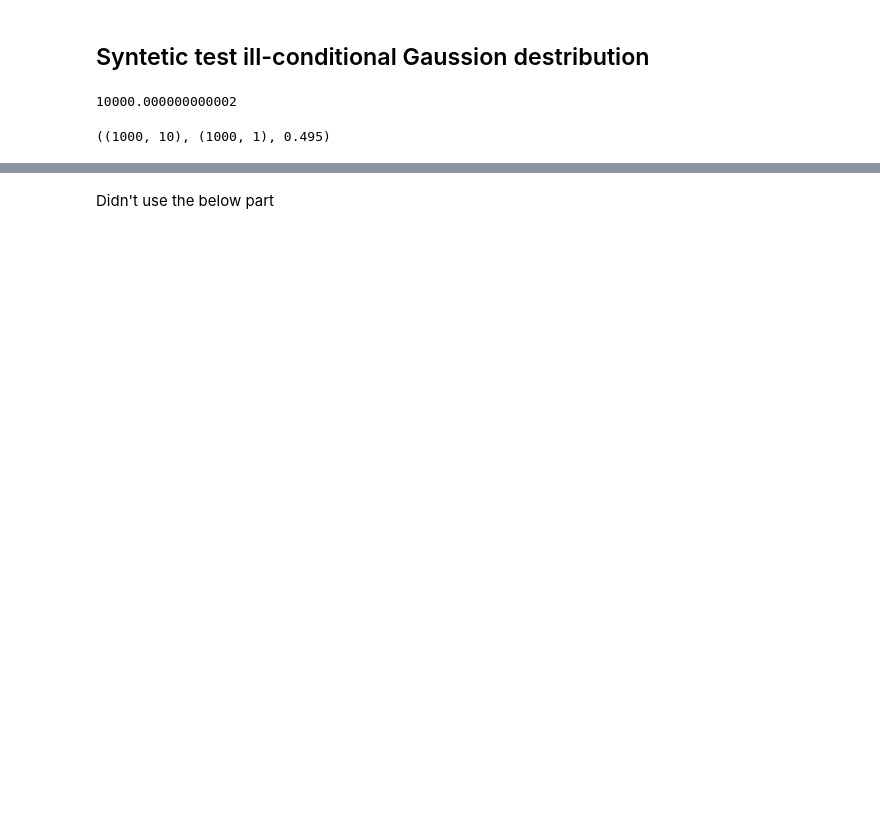
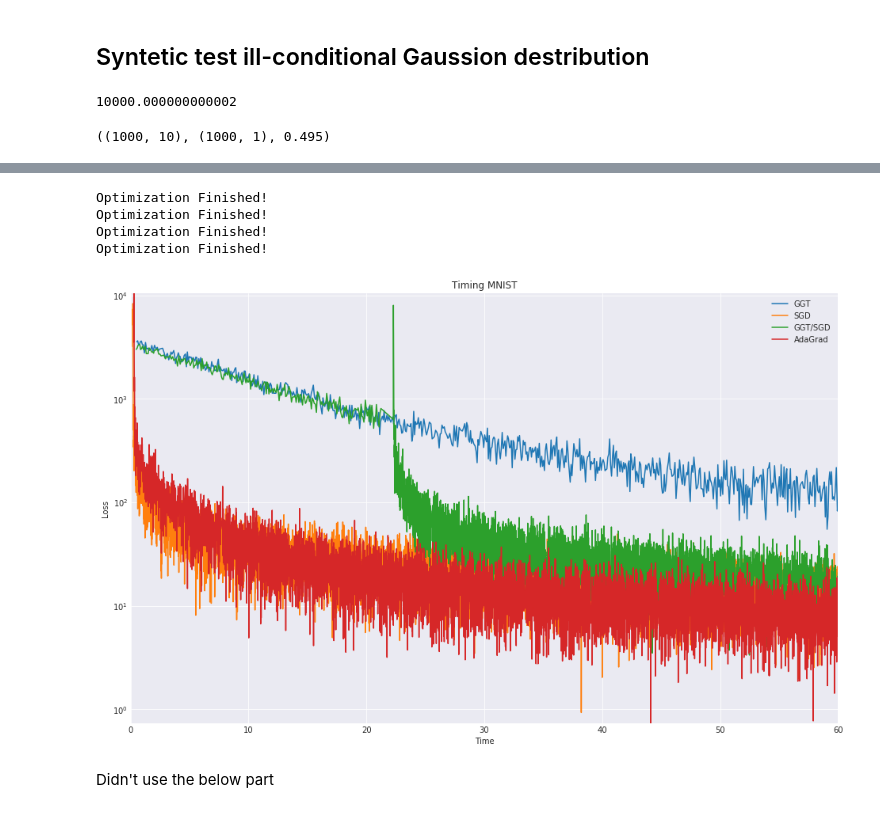
Before and after one commit to matyushinleonid/Matrix-Decomposition-for-Adaptive-Optimization-Regularization, a Jupyter notebook: Switching.ipynb, the cells around one changed output, grey strips where cells are left out. Drawn from its saved outputs; the diff is of its cells as text; code cells hidden in the pictures; blank space fills up the shorter version.

```diff
--- a/Switching.ipynb
+++ b/Switching.ipynb
@@ -805,3 +795,46 @@ plt.show()
+# %%
+num_epochs = 500
+max_y = 0.0
+
+opt_GGT = tf.contrib.opt.GGTOptimizer(learning_rate / 5, window=20)
+opt_SGD = tf.train.GradientDescentOptimizer(learning_rate / 10)
+opt_ADARGAD = tf.train.AdagradOptimizer(learning_rate)
+
+plt.figure(figsize=(16,10))
+
+max_time = 60
+
+Loss, _, timing = opt_test_MNIST(opt_GGT, mnist, max_time)
+plt.plot(timing, Loss)
+max_y = np.max([np.max(Loss), max_y])
+#print (timing)
+Loss, _, timing = opt_test_MNIST(opt_SGD, mnist, max_time)
+plt.plot(timing, Loss)
+max_y = np.max([np.max(Loss), max_y])
+#print (timing)
+Loss, _, timing = opt_test_MNIST([opt_GGT, opt_SGD], mnist, max_time, switch_step=250)
+plt.plot(timing, Loss)
+max_y = np.max([np.max(Loss), max_y])
+#print (timing)
+Loss, _, timing = opt_test_MNIST(opt_ADARGAD, mnist, max_time)
+plt.plot(timing, Loss)
+max_y = np.max([np.max(Loss), max_y])
+
+plt.title('Timing MNIST')
+plt.ylabel('Loss')
+plt.xlabel('Time')
+plt.legend(['GGT', 'SGD', 'GGT/SGD', 'AdaGrad'])
+plt.yscale('log')
+plt.xlim(0, max_time)
+plt.ylim(0, max_y)
+
+plt.show()
+# %% [output]
+Optimization Finished!
+Optimization Finished!
+Optimization Finished!
+Optimization Finished!
+[figure, added]
 # %% [markdown]
 Didn't use the below part
 # %%
```
Also changed, not shown: parts of 15 cells of this notebook.
